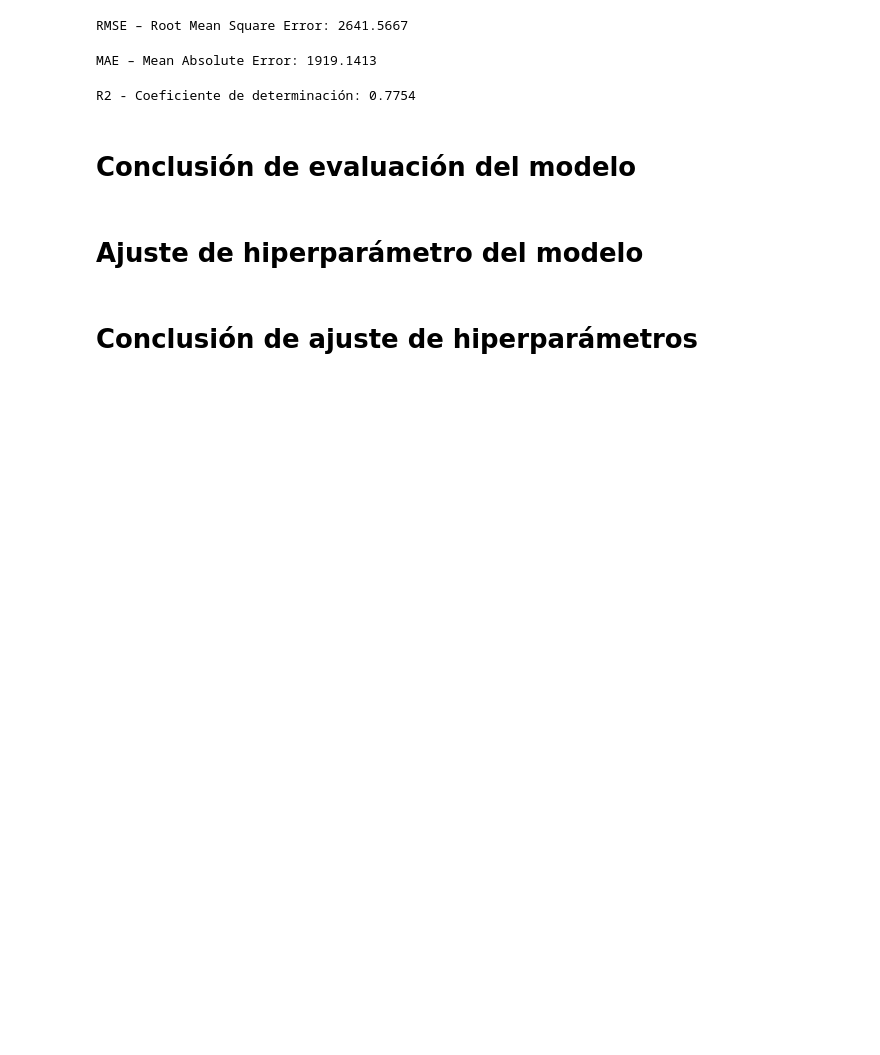
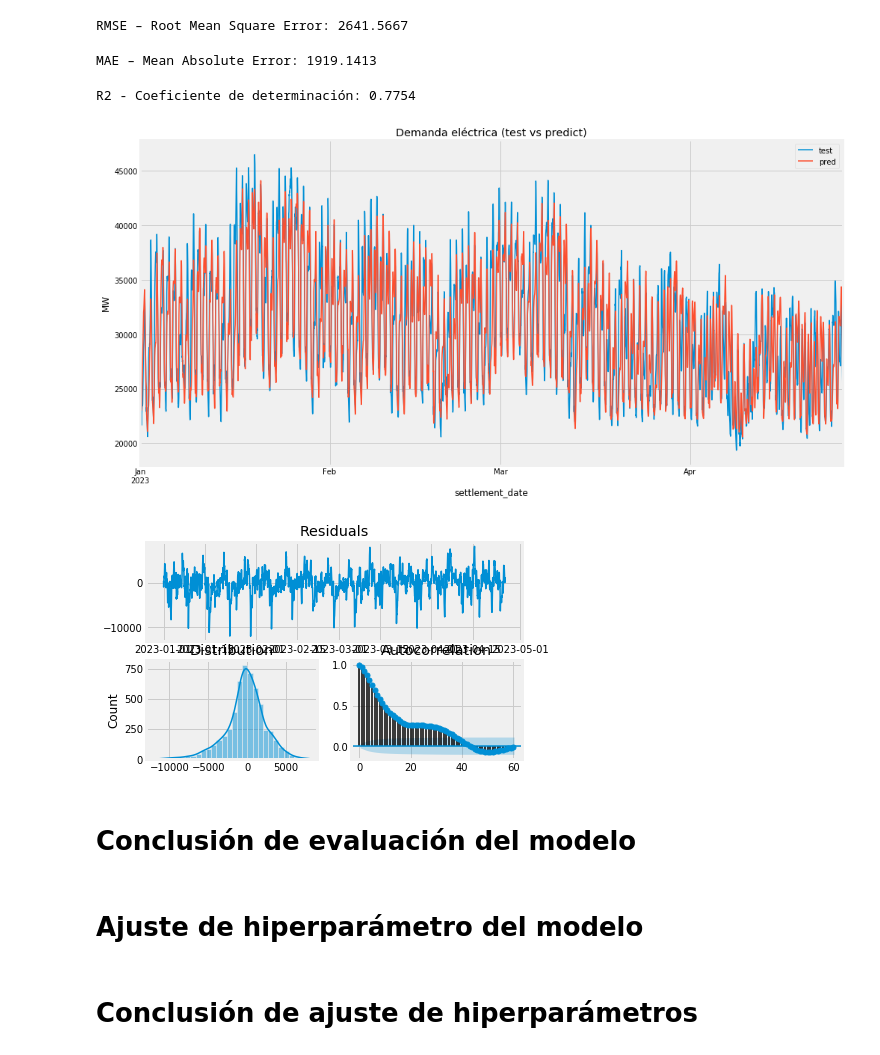
Before and after one commit to raselaguero/time_series_forecasting, a Jupyter notebook: Forcaster.ipynb, the cells around one changed output. Saved outputs shown, nothing was run; the diff lists cells and outputs as text; code cells hidden in the pictures; blank space fills up the shorter version.

```diff
--- a/Forcaster.ipynb
+++ b/Forcaster.ipynb
@@ -302,14 +302,17 @@ R2 - Coeficiente de determinación: 0.7754
 # %%
 # RSE: Residual Standar Error
 # La gráfica de residuales es una herramienta de diagnóstico que se utiliza para evaluar la calidad del ajuste de un modelo
 # de regresión lineal. Se grafican los residuos del modelo (la diferencia entre los valores observados y los valores predichos
 # por el modelo) en el eje vertical y los valores predichos por el modelo en el eje horizontal.
 # Una buena gráfica de residuales debería mostrar una distribución aleatoria de los residuos alrededor del valor cero en el eje
 # vertical. Esto indicaría que el modelo se ajusta bien a los datos y que los residuos no tienen patrones discernibles.
 
 pred = predicciones[demand_test.index.min():demand_test.index.max()]
-residuales = pred - demand_test['tsd']
+residuales = pred['pred'] - demand_test['tsd']
 plot_residuals(residuals=residuales, fig=fig)
+# %% [output]
+[figure, added]
+[figure, added]
 # %% [markdown]
 # Conclusión de evaluación del modelo
 # %%
```
Also changed, not shown: parts of 2 cells of this notebook.
